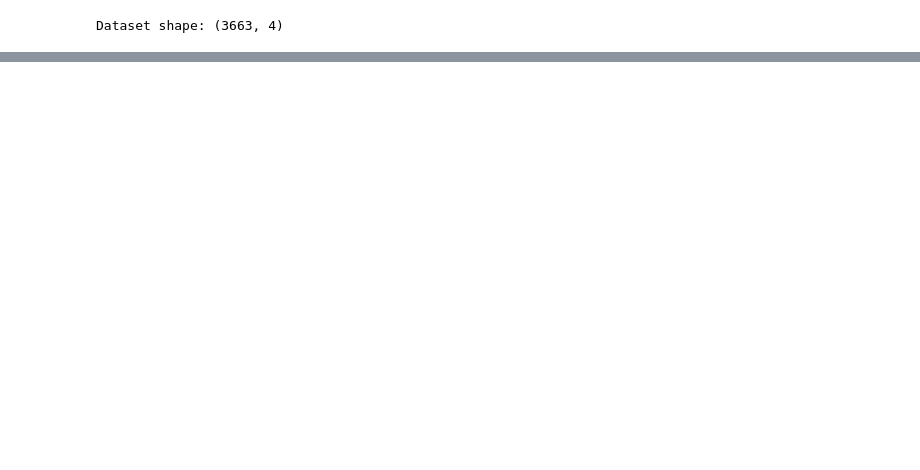
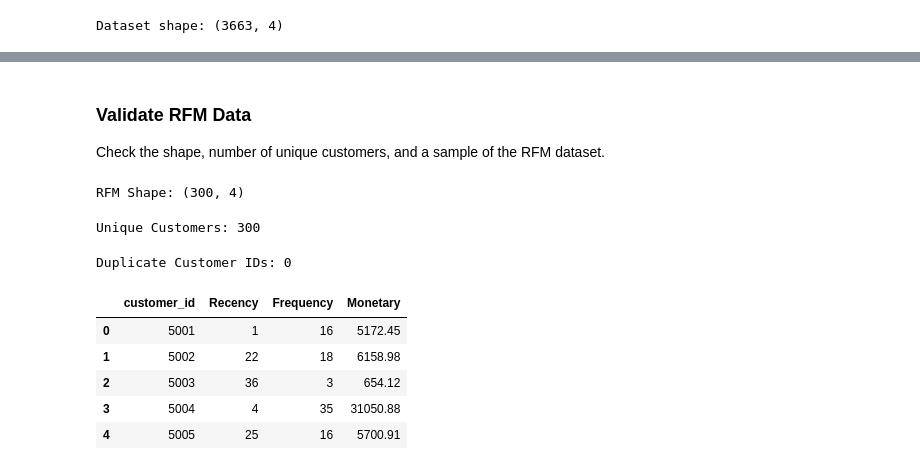
Before and after one commit to HozaifaMoustafa/arabian-ai-training, a Jupyter notebook: submissions/a3-tue-sat/a3-g03/01-ml-project/a3-g03_01-ml-project.ipynb, the cells around one changed output, grey strips where cells are left out. Cells and saved outputs as stored; diff of their text form; code cells hidden in the pictures; blank space fills up the shorter version.

```diff
--- a/submissions/a3-tue-sat/a3-g03/01-ml-project/a3-g03_01-ml-project.ipynb
+++ b/submissions/a3-tue-sat/a3-g03/01-ml-project/a3-g03_01-ml-project.ipynb
@@ -54,0 +142,7 @@ Dataset shape: (3663, 4)
+# %%
+last_purchase = df.groupby("customer_id")["transaction_date"].max()
+recency = (reference_date - last_purchase).dt.days
+
+recency_df = recency.reset_index(name="Recency")
+
+display(recency_df.head())
@@ -54,0 +160,6 @@ Dataset shape: (3663, 4)
+# %%
+frequency = df.groupby("customer_id").size()
+
+frequency_df = frequency.reset_index(name="Frequency")
+
+display(frequency_df.head())
@@ -54,0 +177,6 @@ Dataset shape: (3663, 4)
+# %%
+monetary = df.groupby("customer_id")["amount"].sum()
+
+monetary_df = monetary.reset_index(name="Monetary")
+
+display(monetary_df.head())
@@ -54,0 +194,5 @@ Dataset shape: (3663, 4)
+# %%
+rfm = recency_df.merge(frequency_df, on="customer_id")
+rfm = rfm.merge(monetary_df, on="customer_id")
+
+display(rfm.head())
@@ -54,0 +206,25 @@ Dataset shape: (3663, 4)
+# %% [markdown]
+### Validate RFM Data
+
+Check the shape, number of unique customers, and a sample of the RFM dataset.
+# %%
+print("RFM Shape:", rfm.shape)
+# %% [output]
+RFM Shape: (300, 4)
+# %%
+print("Unique Customers:", rfm["customer_id"].nunique())
+# %% [output]
+Unique Customers: 300
+# %%
+print("Duplicate Customer IDs:", rfm["customer_id"].duplicated().sum())
+# %% [output]
+Duplicate Customer IDs: 0
+# %%
+display(rfm.head())
+# %% [output]
+|  | customer_id | Recency | Frequency | Monetary |
+| 0 | 5001 | 1 | 16 | 5172.45 |
+| 1 | 5002 | 22 | 18 | 6158.98 |
+| 2 | 5003 | 36 | 3 | 654.12 |
+| 3 | 5004 | 4 | 35 | 31050.88 |
+| 4 | 5005 | 25 | 16 | 5700.91 |
```
Also changed, not shown: parts of 44 cells of this notebook.
